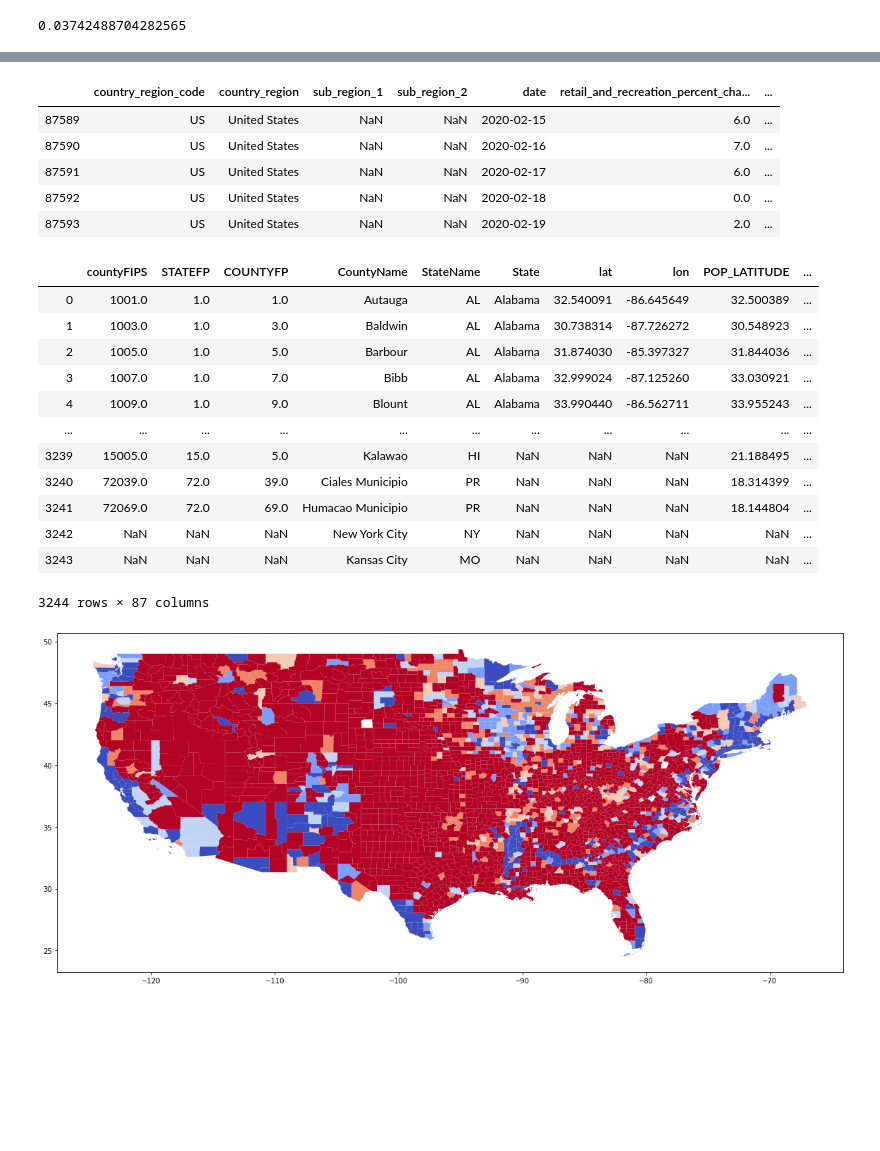
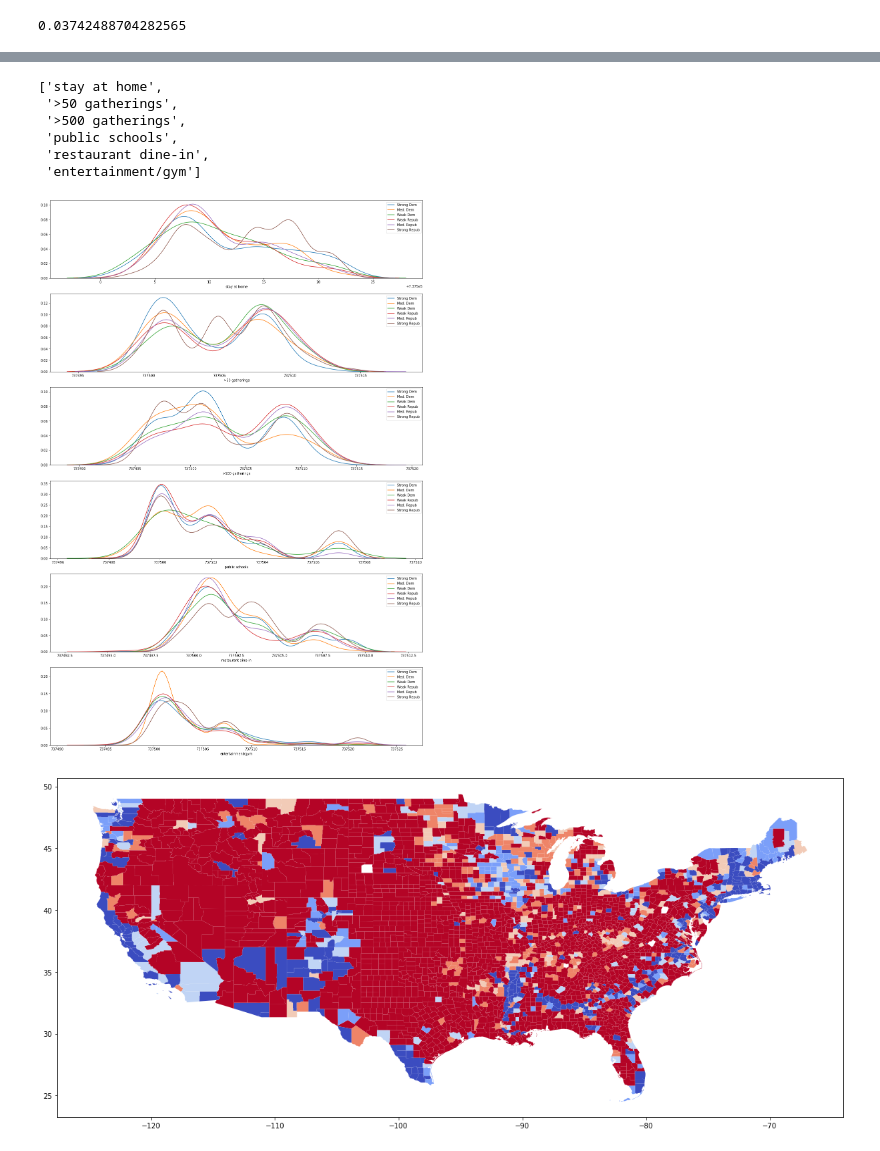
Before and after one commit to joshuaiokua/data100_final-project, a Jupyter notebook: Josh_notebook.ipynb, the cells around one changed output, grey strips where cells are left out. Drawn from its saved outputs; the diff is of its cells as text; code cells hidden in the pictures; blank space fills up the shorter version.

```diff
--- a/Josh_notebook.ipynb
+++ b/Josh_notebook.ipynb
@@ -100,2 +89,2 @@ def County_Winners_DF(df):
 # %%
-cwdf = County_Winners_DF(county_pres_df)
+county_winners_df = County_Winners_DF(county_pres_df)
@@ -141,7 +94,6 @@ merged
 # %%
-cols = ['stay at home', '>50 gatherings',
-       '>500 gatherings', 'public schools', 'restaurant dine-in',
-       'entertainment/gym', 'Total']
-o = merged.loc[:, cols]
-o.dropna(inplace=True)
-o
+cols = ['stay at home', '>50 gatherings', '>500 gatherings', 'public schools',
+        'restaurant dine-in', 'entertainment/gym', 'Total'] # columns of interest
+
+merged_narrowed = merged.loc[:, cols]
+merged_narrowed.dropna(inplace=True)
@@ -438,30 +106,27 @@ Index(['countyFIPS', 'STATEFP', 'COUNTYFP', 'CountyName', 'StateName', 'State',
-# %%
-mob = pd.read_csv('Global_Mobility_Report.csv')
-mob = mob[mob['country_region'] == 'United States']
-mob.head()
-# %% [output]
-|  | country_region_code | country_region | sub_region_1 | sub_region_2 | date | retail_and_recreation_percent_cha... | ... |
-| 87589 | US | United States | NaN | NaN | 2020-02-15 | 6.0 | ... |
-| 87590 | US | United States | NaN | NaN | 2020-02-16 | 7.0 | ... |
-| 87591 | US | United States | NaN | NaN | 2020-02-17 | 6.0 | ... |
-| 87592 | US | United States | NaN | NaN | 2020-02-18 | 0.0 | ... |
-| 87593 | US | United States | NaN | NaN | 2020-02-19 | 2.0 | ... |
-# %%
-abridged
-# %% [output]
-|  | countyFIPS | STATEFP | COUNTYFP | CountyName | StateName | State | lat | lon | POP_LATITUDE | ... |
-| 0 | 1001.0 | 1.0 | 1.0 | Autauga | AL | Alabama | 32.540091 | -86.645649 | 32.500389 | ... |
-| 1 | 1003.0 | 1.0 | 3.0 | Baldwin | AL | Alabama | 30.738314 | -87.726272 | 30.548923 | ... |
-| 2 | 1005.0 | 1.0 | 5.0 | Barbour | AL | Alabama | 31.874030 | -85.397327 | 31.844036 | ... |
-| 3 | 1007.0 | 1.0 | 7.0 | Bibb | AL | Alabama | 32.999024 | -87.125260 | 33.030921 | ... |
-| 4 | 1009.0 | 1.0 | 9.0 | Blount | AL | Alabama | 33.990440 | -86.562711 | 33.955243 | ... |
-| ... | ... | ... | ... | ... | ... | ... | ... | ... | ... | ... |
-| 3239 | 15005.0 | 15.0 | 5.0 | Kalawao | HI | NaN | NaN | NaN | 21.188495 | ... |
-| 3240 | 72039.0 | 72.0 | 39.0 | Ciales Municipio | PR | NaN | NaN | NaN | 18.314399 | ... |
-| 3241 | 72069.0 | 72.0 | 69.0 | Humacao Municipio | PR | NaN | NaN | NaN | 18.144804 | ... |
-| 3242 | NaN | NaN | NaN | New York City | NY | NaN | NaN | NaN | NaN | ... |
-| 3243 | NaN | NaN | NaN | Kansas City | MO | NaN | NaN | NaN | NaN | ... |
-3244 rows × 87 columns
+# %%
+merged_narrowed.iloc[:, :-1].columns.tolist()
+# %% [output]
+['stay at home',
+ '>50 gatherings',
+ '>500 gatherings',
+ 'public schools',
+ 'restaurant dine-in',
+ 'entertainment/gym']
+# %%
+fig, axes = plt.subplots(6, 1, figsize=(20,5*6))
+columns = merged_narrowed.iloc[:, :-1].columns.tolist()
+
+for ax_position, column in enumerate(columns):
+    sns.distplot(merged_narrowed[merged_narrowed['Total'] == 0].loc[:,column], hist=False, label='Strong Dem', ax=axes[ax_position])
+    sns.distplot(merged_narrowed[merged_narrowed['Total'] == 1].loc[:,column], hist=False, label='Med. Dem', ax=axes[ax_position])
+    sns.distplot(merged_narrowed[merged_narrowed['Total'] == 2].loc[:,column], hist=False, label='Weak Dem', ax=axes[ax_position])
+    sns.distplot(merged_narrowed[merged_narrowed['Total'] == 3].loc[:,column], hist=False, label='Weak Repub', ax=axes[ax_position])
+    sns.distplot(merged_narrowed[merged_narrowed['Total'] == 4].loc[:,column], hist=False, label='Med. Repub', ax=axes[ax_position])
+    sns.distplot(merged_narrowed[merged_narrowed['Total'] == 5].loc[:,column], hist=False, label='Strong Repub', ax=axes[ax_position])
+
+plt.legend();
+# %% [output]
+[figure, added]
 # %%
 shape = gp.read_file('cb_2018_us_county_5m/cb_2018_us_county_5m.shp')
 shape = shape.loc[:, ('STATEFP', 'COUNTYFP', 'geometry')]
```
Also changed, not shown: parts of 37 cells of this notebook.
